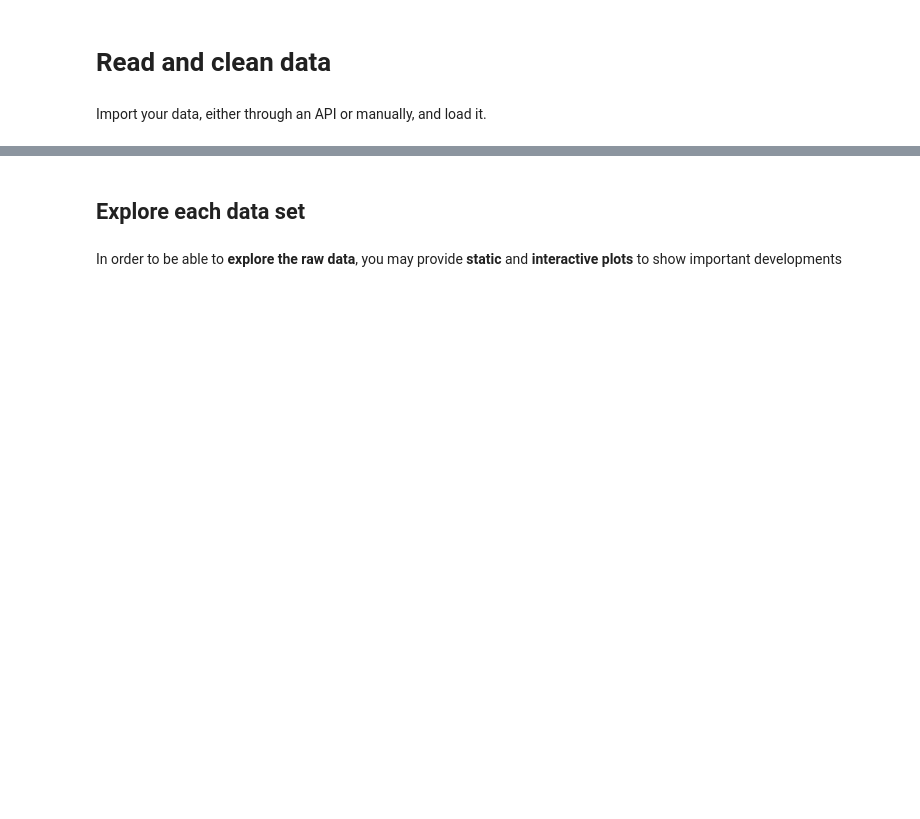
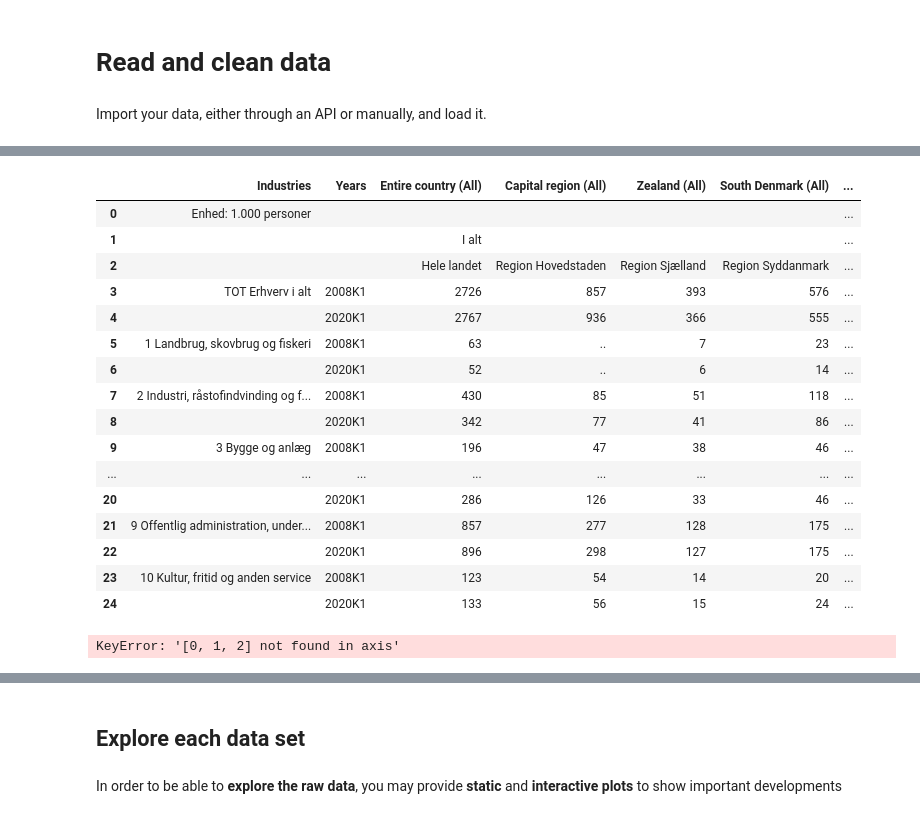
Before and after one commit to Morsing96/Introduction-to-Programming, a Jupyter notebook: dataproject/dataproject.ipynb, the cells around one changed output, grey strips where cells are left out. Cells and saved outputs as stored; diff of their text form; code cells hidden in the pictures; blank space fills up the shorter version.

```diff
--- a/dataproject/dataproject.ipynb
+++ b/dataproject/dataproject.ipynb
@@ -72,0 +176,27 @@ unemp_w[['2007','2008','2009','2010','2011']].plot()
+# %%
+#renaming columns
+industries = industries.rename(columns={"Beskæftigede efter branche (DB07 10-grp.), tid, køn og område": "Industries","Unnamed: 1":"Years","Unnamed: 2":"Entire country (All)","Unnamed: 3":"Capital region (All)","Unnamed: 4":"Zealand (All)","Unnamed: 5":"South Denmark (All)","Unnamed: 6":"Mid Jutland (All)", "Unnamed: 7":"Northern Jutland (M)", "Unnamed: 8":"Entire country (M)","Unnamed: 9":"Capital region (M)","Unnamed: 10":"Zealand (M)","Unnamed: 11":"South Denmark (M)","Unnamed: 12":"Mid Jutland (M)","Unnamed: 13":"Northern Jutland (M)","Unnamed: 14":"Entire country (W)","Unnamed: 15":"Capital region (W)","Unnamed: 16":"Zealand (W)","Unnamed: 17":"South Denmark (W)","Unnamed: 18":"Mid Jutland (W)", "Unnamed: 19":"Northern Jutland (W)", })
+industries
+# %% [output]
+|  | Industries | Years | Entire country (All) | Capital region (All) | Zealand (All) | South Denmark (All) | ... |
+| 0 | Enhed: 1.000 personer |  |  |  |  |  | ... |
+| 1 |  |  | I alt |  |  |  | ... |
+| 2 |  |  | Hele landet | Region Hovedstaden | Region Sjælland | Region Syddanmark | ... |
+| 3 | TOT Erhverv i alt | 2008K1 | 2726 | 857 | 393 | 576 | ... |
+| 4 |  | 2020K1 | 2767 | 936 | 366 | 555 | ... |
+| 5 | 1 Landbrug, skovbrug og fiskeri | 2008K1 | 63 | .. | 7 | 23 | ... |
+| 6 |  | 2020K1 | 52 | .. | 6 | 14 | ... |
+| 7 | 2 Industri, råstofindvinding og f... | 2008K1 | 430 | 85 | 51 | 118 | ... |
+| 8 |  | 2020K1 | 342 | 77 | 41 | 86 | ... |
+| 9 | 3 Bygge og anlæg | 2008K1 | 196 | 47 | 38 | 46 | ... |
+| ... | ... | ... | ... | ... | ... | ... | ... |
+| 20 |  | 2020K1 | 286 | 126 | 33 | 46 | ... |
+| 21 | 9 Offentlig administration, under... | 2008K1 | 857 | 277 | 128 | 175 | ... |
+| 22 |  | 2020K1 | 896 | 298 | 127 | 175 | ... |
+| 23 | 10 Kultur, fritid og anden service | 2008K1 | 123 | 54 | 14 | 20 | ... |
+| 24 |  | 2020K1 | 133 | 56 | 15 | 24 | ... |
+# %%
+##dropping row 0, 1 and 2
+industries=industries.drop([0,1,2]).head(24)
+# %% [output]
+KeyError: '[0, 1, 2] not found in axis'
```
Also changed, not shown: parts of 22 cells of this notebook, 1 other file.
